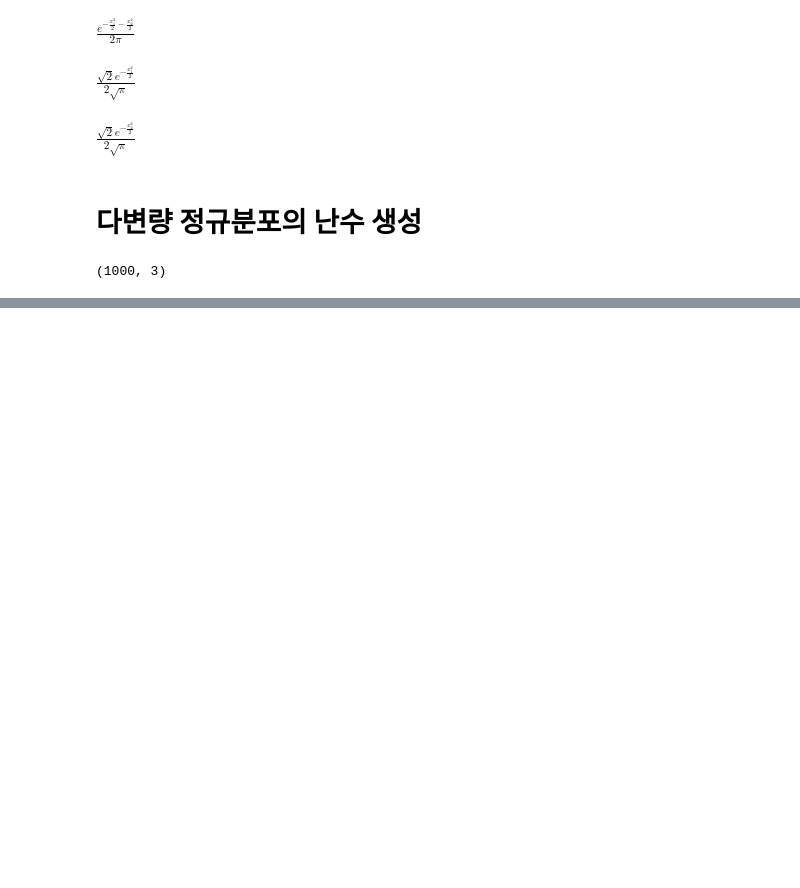
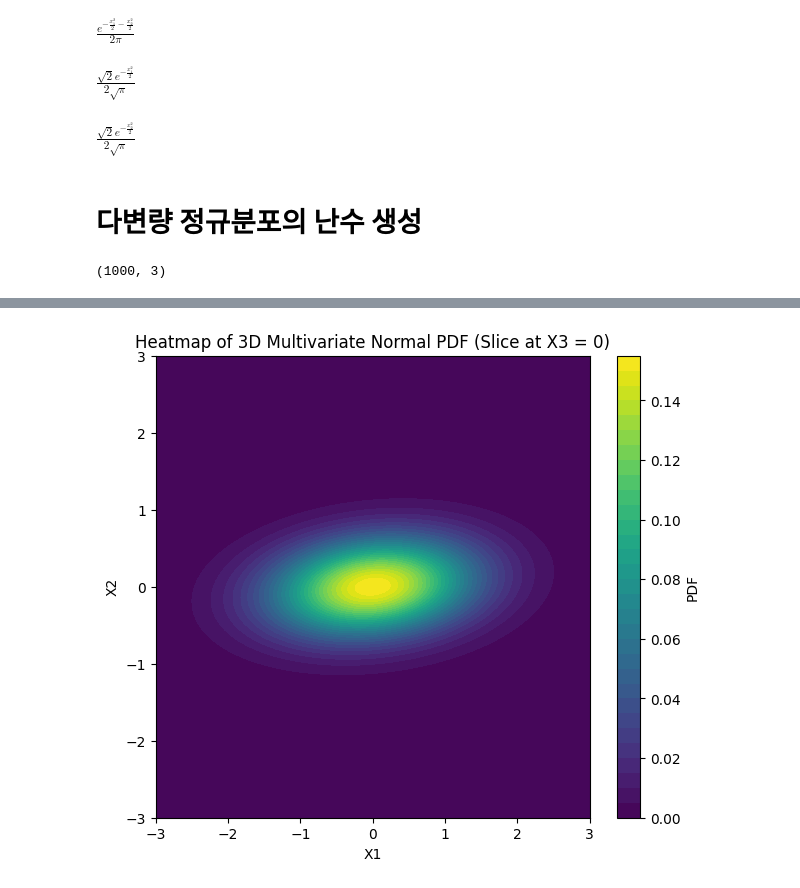
Before and after one commit to HST0077/HYOTC, a Jupyter notebook: 다변량정규분포.ipynb, the cells around one changed output, grey strips where cells are left out. Saved outputs shown, nothing was run; the diff lists cells and outputs as text; code cells hidden in the pictures; blank space fills up the shorter version.

```diff
--- a/다변량정규분포.ipynb
+++ b/다변량정규분포.ipynb
@@ -217,0 +218,33 @@ D2.corr()
+# %%
+# joint prob. 바탕으로 Heatmap 그리기
+import matplotlib.pyplot as plt
+import numpy as np
+
+# -----------------------------------------
+# Make grid (for X1, X2), fix X3 = 0
+# -----------------------------------------
+x = np.linspace(-3, 3, 200)
+y = np.linspace(-3, 3, 200)
+X, Y = np.meshgrid(x, y)
+
+# (X, Y, 0) 을 결합 → shape (200,200,3)
+# dstack 함수는 2D 배열을 쌓아서 3D 배열로 만드는 함수
+pos = np.dstack((X, Y, np.zeros_like(X)))
+
+# -----------------------------------------
+# Evaluate joint pdf on the grid
+# -----------------------------------------
+Z = rv.pdf(pos)  # shape (200,200)
+
+# -----------------------------------------
+# Plot heatmap
+# -----------------------------------------
+plt.figure(figsize=(7,6))
+plt.contourf(X, Y, Z, levels=30, cmap='viridis')
+plt.colorbar(label="PDF")
+plt.xlabel("X1")
+plt.ylabel("X2")
+plt.title("Heatmap of 3D Multivariate Normal PDF (Slice at X3 = 0)")
+plt.show()
+# %% [output]
+[figure, added]
```
Also changed, not shown: parts of 5 cells of this notebook.
